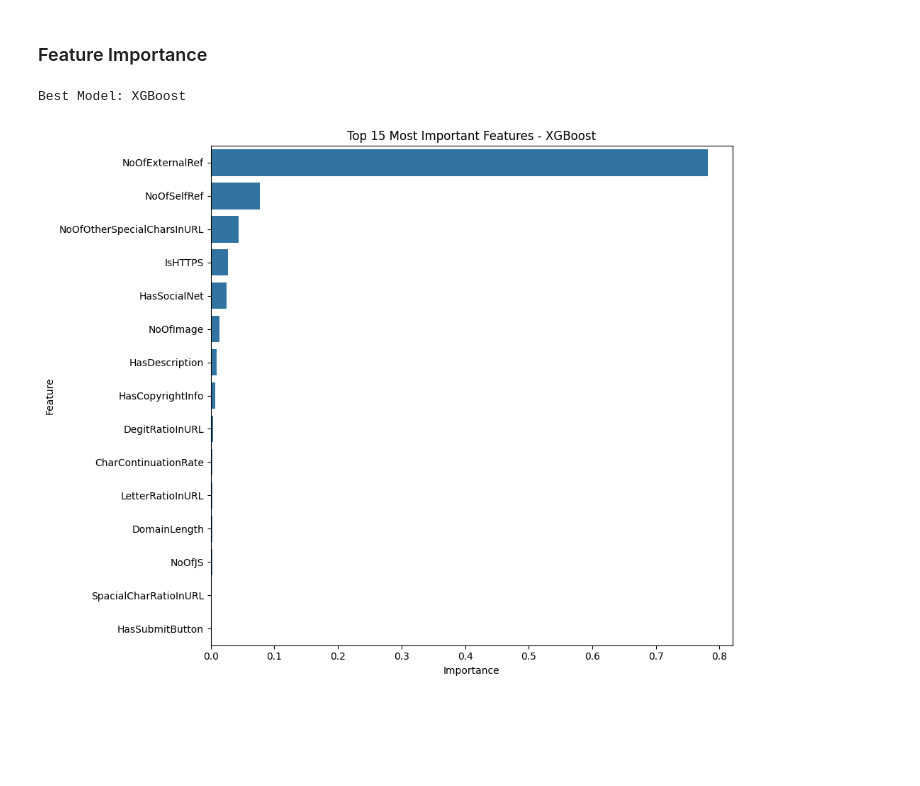
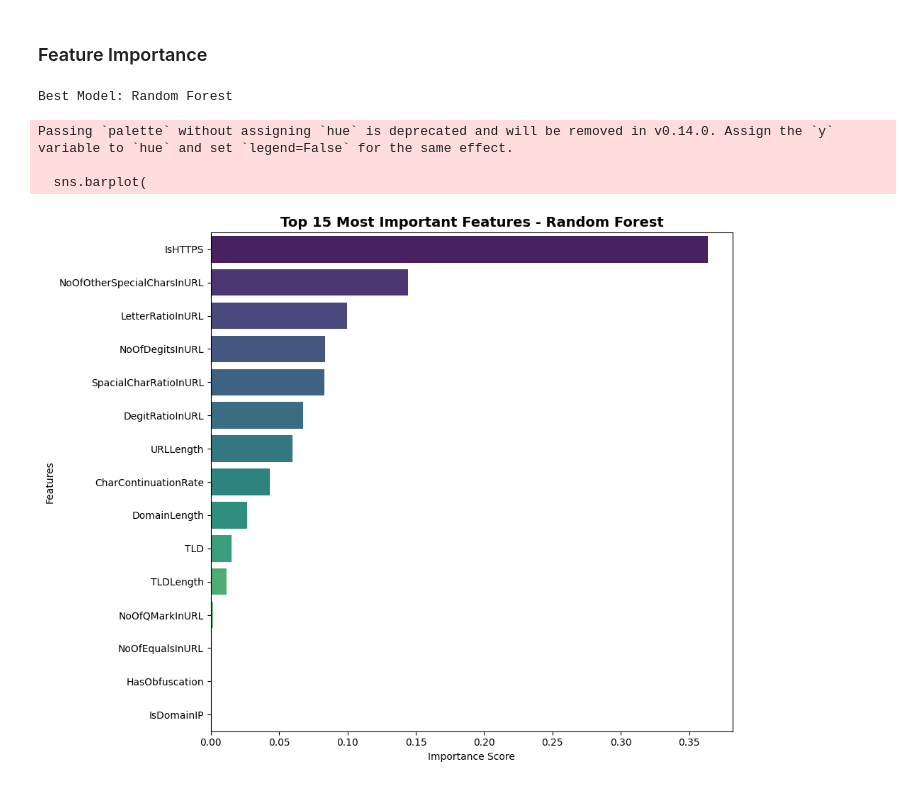
Before and after one commit to ImmanuelDeo/Phishing-Link-Detection-TubesML, a Jupyter notebook: Notebooks/02_modelling.ipynb, the cells around one changed output. Saved outputs shown, nothing was run; the diff lists cells and outputs as text; code cells hidden in the pictures; blank space fills up the shorter version.

```diff
--- a/Notebooks/02_modelling.ipynb
+++ b/Notebooks/02_modelling.ipynb
@@ -126,6 +134,0 @@ def evaluate_model(model, X_train, X_test, y_train, y_test, model_name):
-# %%
-if "TLD" in X_train.columns:
-    freq_map = X_train["TLD"].value_counts(normalize=True)
-    X_train["TLD"] = X_train["TLD"].map(freq_map)
-    X_test["TLD"] = X_test["TLD"].map(freq_map)
-    X_test["TLD"] = X_test["TLD"].fillna(0)
@@ -224,6 +188,6 @@ print(X_test_selected.shape)
 # %%
 cv = StratifiedKFold(
-    n_splits=5,
+    n_splits=10,
     shuffle=True,
     random_state=42
 )
@@ -274,8 +271 @@ def evaluate_model(model, X_train, X_test, y_train, y_test, model_name):
-# %%
-models = {
-    'Logistic Regression': LogisticRegression(max_iter=1000, random_state=42),
-    'Decision Tree': DecisionTreeClassifier(random_state=42),
-    'Random Forest': RandomForestClassifier(n_estimators=100, random_state=42, n_jobs=-1),
-    'XGBoost': XGBClassifier(n_estimators=100, random_state=42, eval_metric='logloss'),
-}
 # %% [markdown]
@@ -429,30 +388,43 @@ plt.show()
 ### Feature Importance
 # %%
 best_model_name = results_df.index[0]
-best_model = models[best_model_name]
 print(f"Best Model: {best_model_name}")
+
+best_pipe = trained_pipelines[best_model_name]
+
+corr_features = best_pipe.named_steps["corr_filter"].keep_cols_
+
+# Ekstrak masking True/False dari tahap ANOVA (SelectKBest)
+anova_support = best_pipe.named_steps["anova"].get_support()
+
+selected_features = np.array(corr_features)[anova_support]
+classifier = best_pipe.named_steps["classifier"]
+importances = classifier.feature_importances_
 
 importance_df = pd.DataFrame({
     "Feature": selected_features,
-    "Importance":best_model.feature_importances_
+    "Importance": importances
 })
 
-importance_df = importance_df.sort_values(
-    by="Importance",
-    ascending=False
-)
+importance_df = importance_df.sort_values(by="Importance", ascending=False)
+top_features = importance_df.head(15)
 
-top_features = importance_df.head(15)
-plt.figure(figsize=(10,8))
+plt.figure(figsize=(10, 8))
 sns.barplot(
     data=top_features,
     x="Importance",
-    y="Feature"
+    y="Feature",
+    palette="viridis"
 )
 
-plt.title("Top 15 Most Important Features - XGBoost")
+plt.title(f"Top 15 Most Important Features - {best_model_name}", fontsize=14, fontweight='bold')
+plt.xlabel("Importance Score")
+plt.ylabel("Features")
 plt.tight_layout()
 plt.show()
 # %% [output]
-Best Model: XGBoost
+Best Model: Random Forest
+Passing `palette` without assigning `hue` is deprecated and will be removed in v0.14.0. Assign the `y` variable to `hue` and set `legend=False` for the same effect.
+
+  sns.barplot(
-[figure, old version]
+[figure, new version]
```
Also changed, not shown: parts of 25 cells of this notebook, 26 other files.
